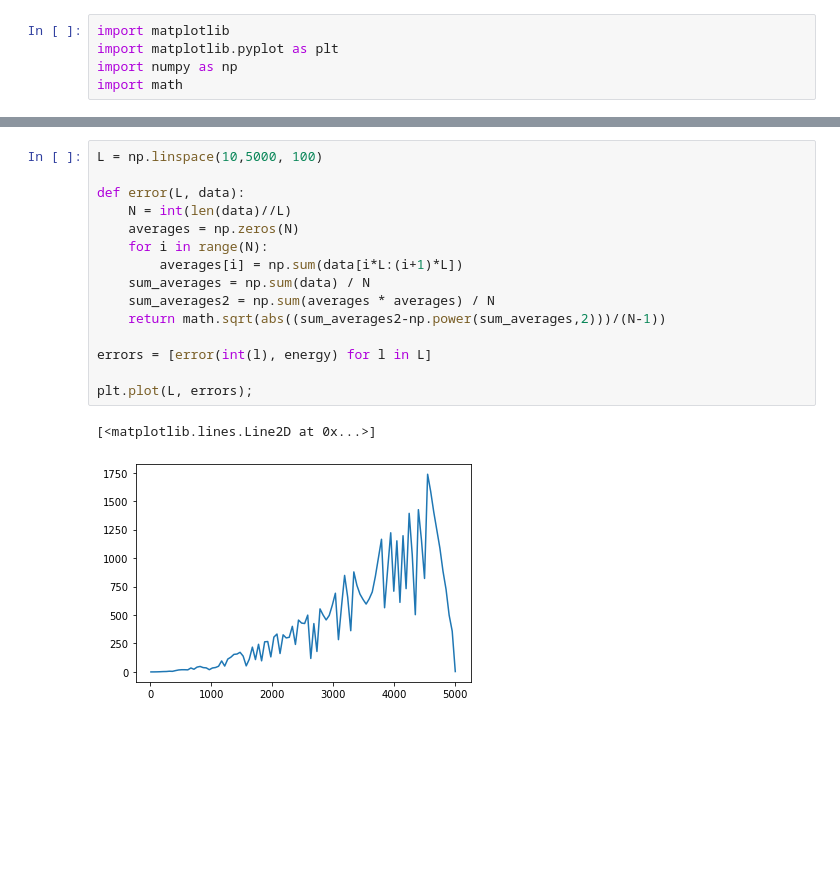
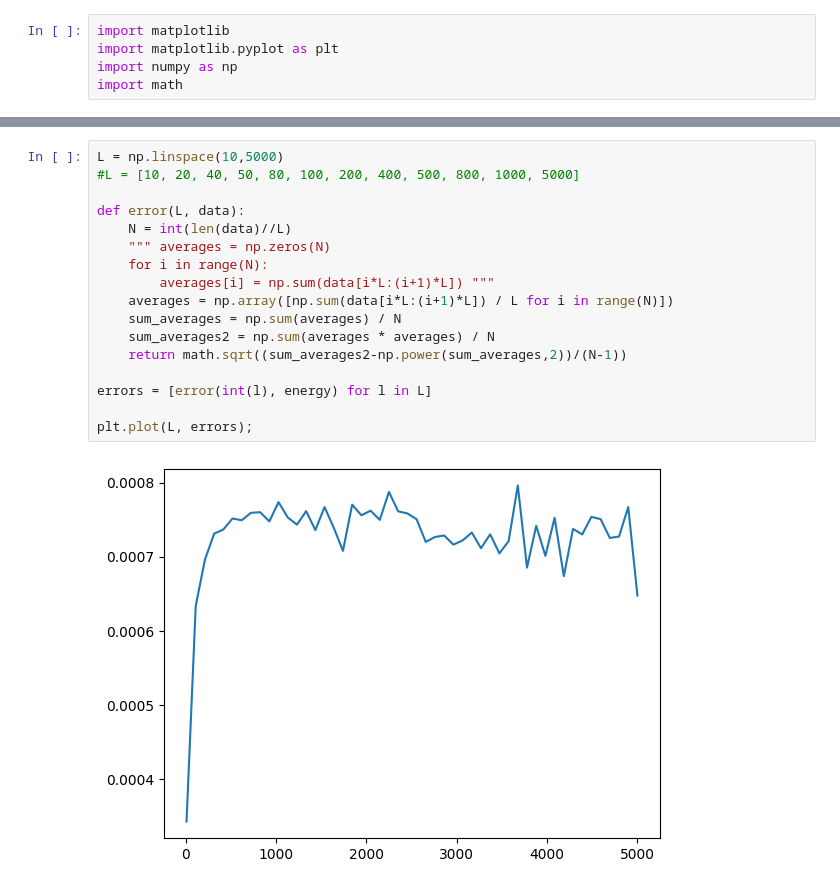
Before and after one commit to Nessun0o0/LSN, a Jupyter notebook: 07-Exercises/SOURCE/LSN07.ipynb, the cells around one changed output, grey strips where cells are left out. Cells and saved outputs as stored; diff of their text form; blank space fills up the shorter version.

```diff
--- a/07-Exercises/SOURCE/LSN07.ipynb
+++ b/07-Exercises/SOURCE/LSN07.ipynb
@@ -29,18 +31,19 @@ plt.plot(steps, autocorrelation)
 # %%
-L = np.linspace(10,5000, 100)
+L = np.linspace(10,5000)
+#L = [10, 20, 40, 50, 80, 100, 200, 400, 500, 800, 1000, 5000]
 
 def error(L, data):
     N = int(len(data)//L)
-    averages = np.zeros(N)
+    """ averages = np.zeros(N)
     for i in range(N):
-        averages[i] = np.sum(data[i*L:(i+1)*L])
-    sum_averages = np.sum(data) / N
+        averages[i] = np.sum(data[i*L:(i+1)*L]) """
+    averages = np.array([np.sum(data[i*L:(i+1)*L]) / L for i in range(N)])
+    sum_averages = np.sum(averages) / N
     sum_averages2 = np.sum(averages * averages) / N
-    return math.sqrt(abs((sum_averages2-np.power(sum_averages,2)))/(N-1))
+    return math.sqrt((sum_averages2-np.power(sum_averages,2))/(N-1))
 
 errors = [error(int(l), energy) for l in L]
 
 plt.plot(L, errors);
 # %% [output]
-[<matplotlib.lines.Line2D at 0x...>]
-[figure, old version]
+[figure, new version]
```
Also changed, not shown: parts of 5 cells of this notebook, 7 other files.
